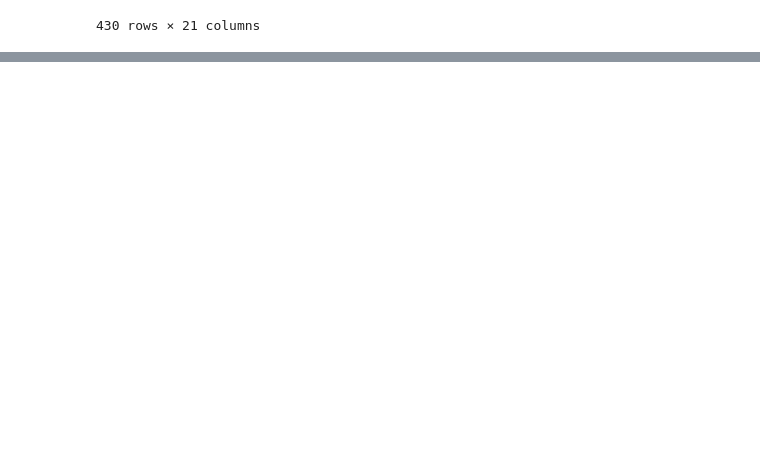
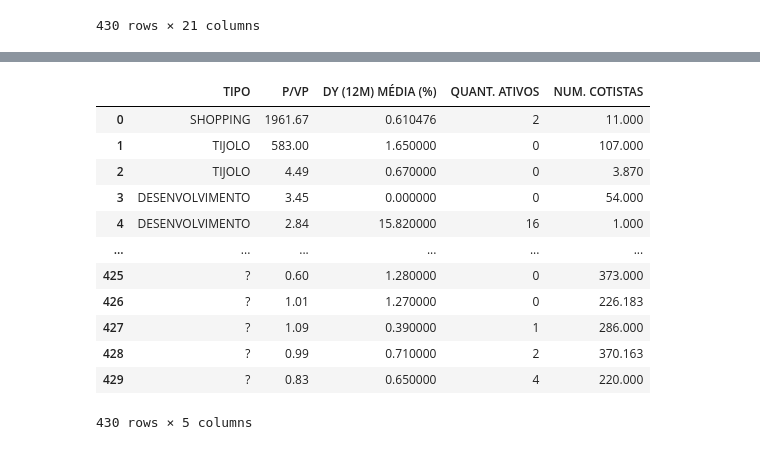
Before and after one commit to P3droSilva/Trabalho2-Mineracao, a Jupyter notebook: Script.ipynb, the cells around one changed output, grey strips where cells are left out. Drawn from its saved outputs; the diff is of its cells as text; code cells hidden in the pictures; blank space fills up the shorter version.

```diff
--- a/Script.ipynb
+++ b/Script.ipynb
@@ -25,3 +31,10 @@ df
 | 428 | ? | ? | 110,72 | 15.546.428,15 | 0,99 | 0,76 % | 9,50 % | ... |
 | 429 | ? | ? | 105,05 | NaN | 0,83 | 0,65 % | 7,83 % | ... |
 430 rows × 21 columns
+# %%
+
+# Dropando as 3 ultimas colunas
+colunas_NA = ["TAX. GESTÃO", "TAX. PERFORMANCE", "TAX. ADMINISTRAÇÃO"]
+df.drop(colunas_NA, axis=1, inplace=True)
+
+print(df)
@@ -87,9 +117,0 @@ plt.show
-# %%
-newDf = df[["TIPO", "P/VP", "DY (12M) MÉDIA (%)", "QUANT. ATIVOS", "NUM. COTISTAS"]].copy()
-newDf.dropna(how='any', axis=0, inplace = True)
-newDf["NUM. COTISTAS"] = newDf["NUM. COTISTAS"].apply(lambda x: int(x * 1000))
-pd.set_option('display.max_rows', None)
-
-#newDf = newDf[newDf["P/VP"] <= 5]
-#newDf = newDf[newDf["DY (12M) MÉDIA (%)"] <= 20]
-newDf
@@ -143,0 +118,63 @@ print(predict)
+# %%
+#newDf = df[["TIPO","LIQUIDEZ DIÁRIA (R$)","P/VP", "DY (12M) MÉDIA (%)", "PATRIMÔNIO LÍQUIDO", "VPA", "QUANT. ATIVOS", "NUM. COTISTAS"]].copy()
+
+# sem o patrimonio liquido nem liquidez diaria eem vpa pq excluiria os ?
+
+newDf = df[["TIPO","P/VP", "DY (12M) MÉDIA (%)", "QUANT. ATIVOS", "NUM. COTISTAS"]].copy()
+
+#newDf.dropna(how='any', axis=0, inplace = True)
+
+# Supondo que 'df' seja o seu DataFrame e você tenha 'grupos' e 'colunas' como listas de nomes dos grupos e colunas, respectivamente
+grupos =["TIJOLO","PAPEL","MISTO","DESENVOLVIMENTO","SHOPPING"]
+
+#for grupo in grupos:
+    #newDf[newDf['TIPO'] == grupo] = newDf[newDf['TIPO'] == grupo].fillna(newDf[newDf['TIPO'] == grupo].mean())
+
+colunas = ["P/VP", "DY (12M) MÉDIA (%)", "QUANT. ATIVOS", "NUM. COTISTAS"]
+
+# Criar um novo DataFrame para armazenar os newDf
+
+
+# Preencher valores NaN nas colunas específicas usando a média de cada grupo
+for coluna in colunas:
+    for grupo in grupos:
+        # Calcula a média do grupo na coluna atual e preenche os NaN na coluna correspondente
+        media_grupo = newDf.loc[newDf['TIPO'] == grupo, coluna].mean()
+        newDf.loc[newDf['TIPO'] == grupo, coluna] = newDf.loc[newDf['TIPO'] == grupo, coluna].fillna(media_grupo)
+
+
+
+
+
+
+
+
+
+
+
+
+
+#newDf["NUM. COTISTAS"] = newDf["NUM. COTISTAS"].apply(lambda x: int(x * 1000))
+pd.set_option('display.max_rows', 10)
+
+newDf
+
+#retirada de outliners
+#newDf = newDf[newDf["P/VP"] <= 5]
+#newDf = newDf[newDf["DY (12M) MÉDIA (%)"] <= 20]
+
+#print(newDf)
+# %% [output]
+|  | TIPO | P/VP | DY (12M) MÉDIA (%) | QUANT. ATIVOS | NUM. COTISTAS |
+| 0 | SHOPPING | 1961.67 | 0.610476 | 2 | 11.000 |
+| 1 | TIJOLO | 583.00 | 1.650000 | 0 | 107.000 |
+| 2 | TIJOLO | 4.49 | 0.670000 | 0 | 3.870 |
+| 3 | DESENVOLVIMENTO | 3.45 | 0.000000 | 0 | 54.000 |
+| 4 | DESENVOLVIMENTO | 2.84 | 15.820000 | 16 | 1.000 |
+| ... | ... | ... | ... | ... | ... |
+| 425 | ? | 0.60 | 1.280000 | 0 | 373.000 |
+| 426 | ? | 1.01 | 1.270000 | 0 | 226.183 |
+| 427 | ? | 1.09 | 0.390000 | 1 | 286.000 |
+| 428 | ? | 0.99 | 0.710000 | 2 | 370.163 |
+| 429 | ? | 0.83 | 0.650000 | 4 | 220.000 |
+430 rows × 5 columns
```
Also changed, not shown: parts of 9 cells of this notebook, 1 other file.
